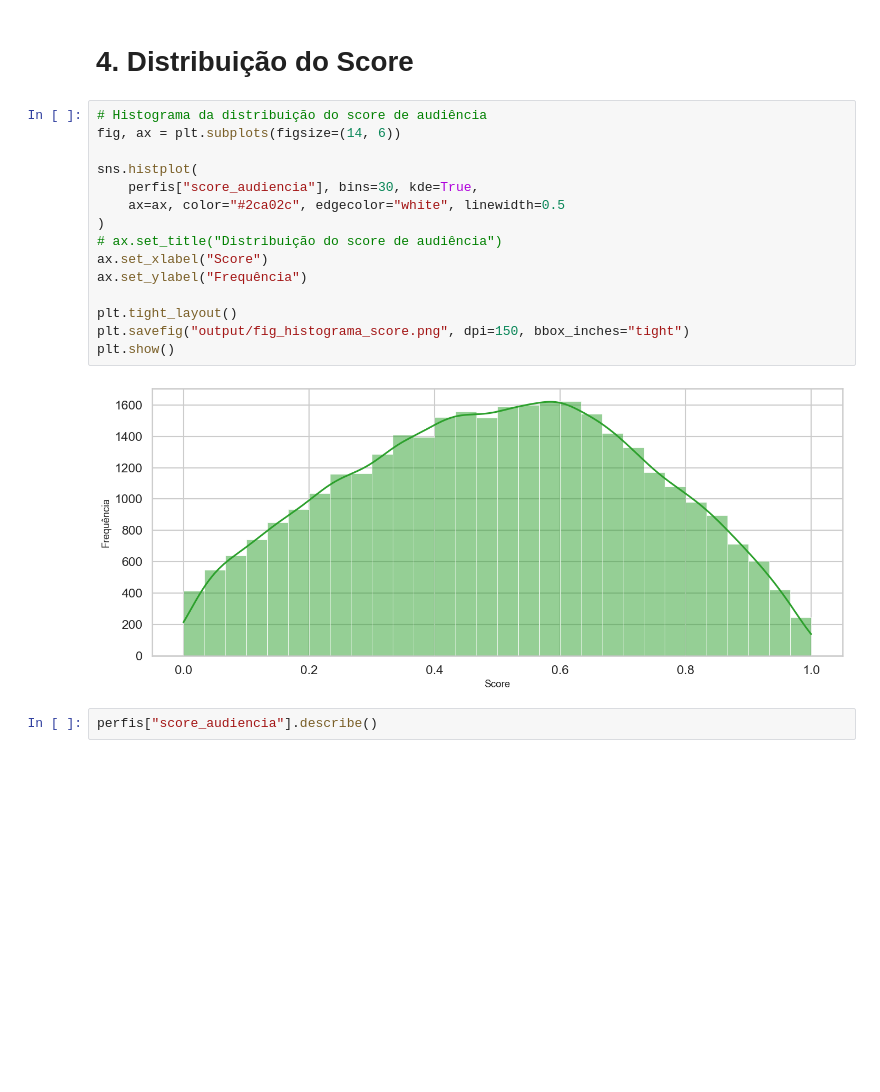
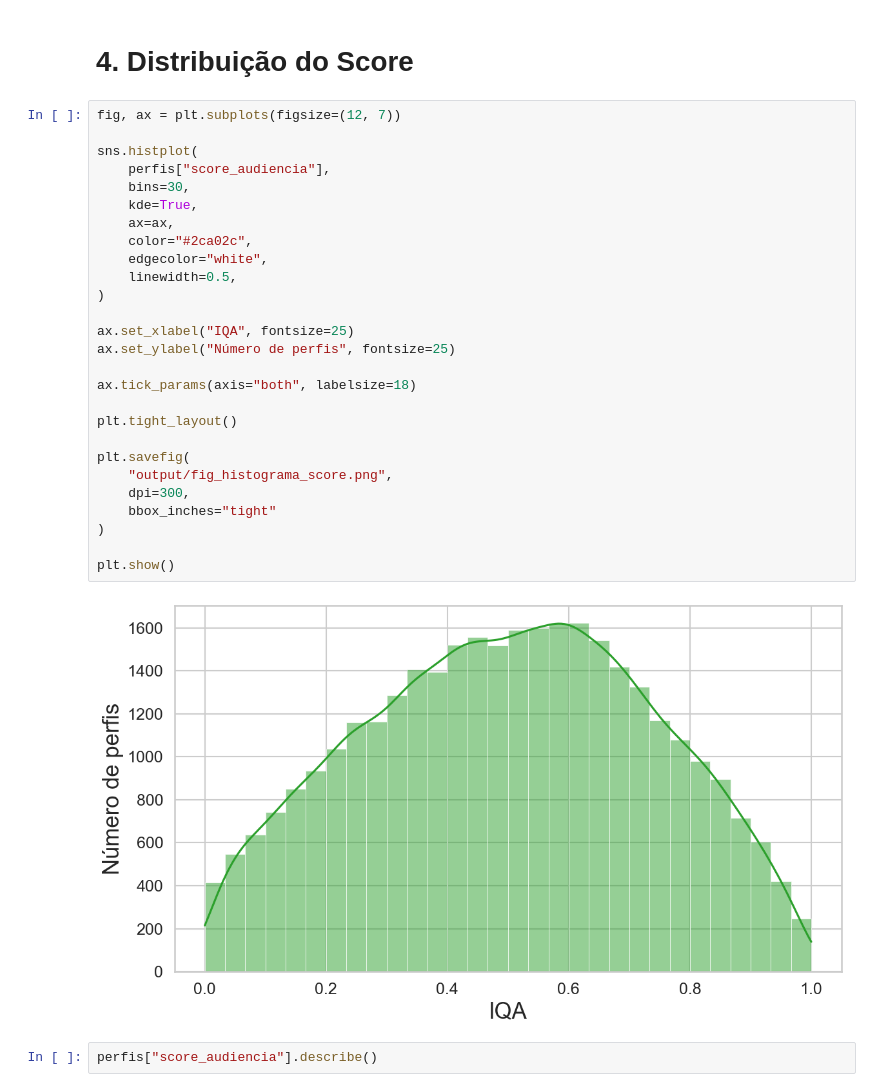
Before and after one commit to Davi-SC/audience-quality-score, a Jupyter notebook: validacao_hipoteses.ipynb, the cells around one changed output. Cells and saved outputs as stored; diff of their text form; blank space fills up the shorter version.

```diff
--- a/validacao_hipoteses.ipynb
+++ b/validacao_hipoteses.ipynb
@@ -635,22 +669,34 @@ Pares adjacentes (p < 0.05 = separação confirmada):
 # %% [markdown]
 # 4. Distribuição do Score
 # %%
-# Histograma da distribuição do score de audiência
-fig, ax = plt.subplots(figsize=(14, 6))
+fig, ax = plt.subplots(figsize=(12, 7))
 
 sns.histplot(
-    perfis["score_audiencia"], bins=30, kde=True,
-    ax=ax, color="#2ca02c", edgecolor="white", linewidth=0.5
+    perfis["score_audiencia"],
+    bins=30,
+    kde=True,
+    ax=ax,
+    color="#2ca02c",
+    edgecolor="white",
+    linewidth=0.5,
 )
-# ax.set_title("Distribuição do score de audiência")
-ax.set_xlabel("Score")
-ax.set_ylabel("Frequência")
+
+ax.set_xlabel("IQA", fontsize=25)
+ax.set_ylabel("Número de perfis", fontsize=25)
+
+ax.tick_params(axis="both", labelsize=18)
 
 plt.tight_layout()
-plt.savefig("output/fig_histograma_score.png", dpi=150, bbox_inches="tight")
+
+plt.savefig(
+    "output/fig_histograma_score.png",
+    dpi=300,
+    bbox_inches="tight"
+)
+
 plt.show()
 # %% [output]
-[figure, old version]
+[figure, new version]
 # %%
 perfis["score_audiencia"].describe()
 # %% [output]
```
Also changed, not shown: parts of 9 cells of this notebook, 2 other files.
